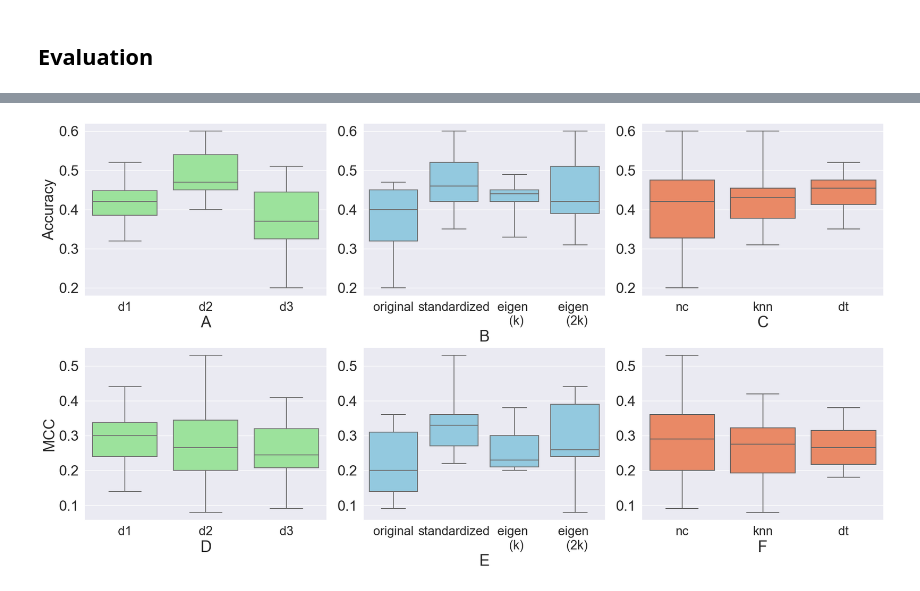
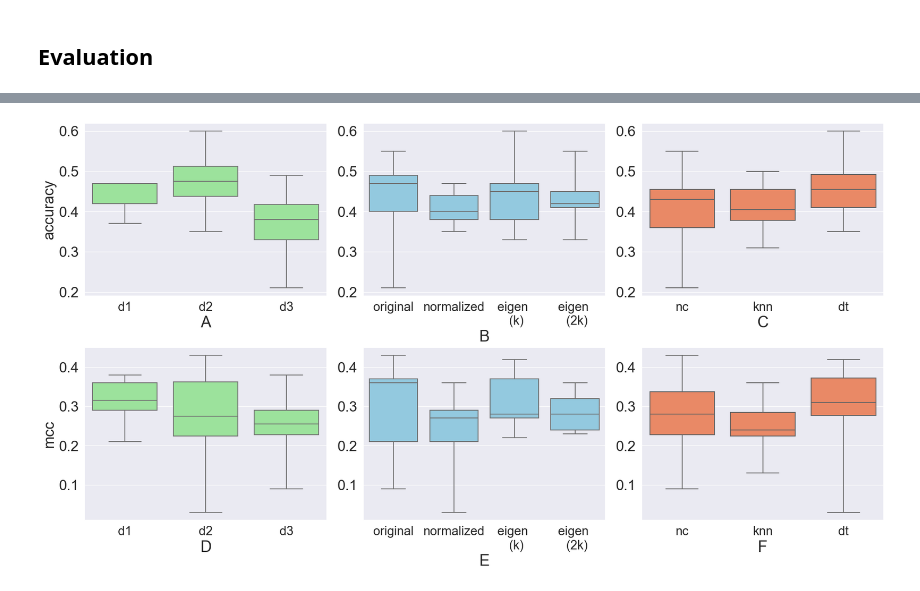
Before and after one commit to clumsyspeedboat/clustering_metaproteins, a Jupyter notebook: performance_evaluation.ipynb, the cells around one changed output, grey strips where cells are left out. Cells and saved outputs as stored; diff of their text form; code cells hidden in the pictures.

```diff
--- a/performance_evaluation.ipynb
+++ b/performance_evaluation.ipynb
@@ -411,48 +454,50 @@ df_classification.groupby('transformation').mean()
+# %%
+df_classification_sub = df_classification[df_classification["dataset"] != "d2_benchmark"]
 # %%
 # Accuracy and Mathews' Correlation Coefficient 1
 fig, axes = plt.subplots(2, 3, figsize=(24, 12), sharey=False)
 sns.set(font_scale = 2.2)
 
-box1 = sns.boxplot(ax = axes[0,0], data=df_classification, x="dataset", y="accuracy", color = "lightgreen")
+box1 = sns.boxplot(ax = axes[0,0], data=df_classification_sub, x="dataset", y="accuracy", color = "lightgreen")
 # sns.move_legend(box2, "upper left")
-box2 = sns.boxplot(ax = axes[0,1], data=df_classification, x="transformation", y="accuracy", color = "skyblue", whis = 7 )
+box2 = sns.boxplot(ax = axes[0,1], data=df_classification_sub, x="transformation", y="accuracy", color = "skyblue", whis = 7 )
 # sns.move_legend(box2, "upper left")
-box3 = sns.boxplot(ax = axes[0,2], data=df_classification, x="classifier", y="accuracy", color = "coral", whis = 7)
+box3 = sns.boxplot(ax = axes[0,2], data=df_classification_sub, x="classifier", y="accuracy", color = "coral", whis = 7)
 # sns.move_legend(box2, "upper left")
 
-box4 = sns.boxplot(ax = axes[1,0], data=df_classification, x="dataset", y="mcc", color = "lightgreen")
-box5 = sns.boxplot(ax = axes[1,1], data=df_classification, x="transformation", y="mcc", color = "skyblue", whis = 3)
-box6 = sns.boxplot(ax = axes[1,2], data=df_classification, x="classifier", y="mcc", color = "coral", whis = 5)
+box4 = sns.boxplot(ax = axes[1,0], data=df_classification_sub, x="dataset", y="mcc", color = "lightgreen", whis = 7)
+box5 = sns.boxplot(ax = axes[1,1], data=df_classification_sub, x="transformation", y="mcc", color = "skyblue", whis = 3)
+box6 = sns.boxplot(ax = axes[1,2], data=df_classification_sub, x="classifier", y="mcc", color = "coral", whis = 5)
 
 
-box2.set_xticklabels(['original','standardized','eigen \n (k)','eigen \n (2k)'])
-box5.set_xticklabels(['original','standardized','eigen \n (k)','eigen \n (2k)'])
+box2.set_xticklabels(['original','normalized','eigen \n (k)','eigen \n (2k)'])
+box5.set_xticklabels(['original','normalized','eigen \n (k)','eigen \n (2k)'])
 
 box1.set(xlabel="A")
 box2.set(xlabel="B")
 box3.set(xlabel="C")
 box4.set(xlabel="D")
 box5.set(xlabel="E")
 box6.set(xlabel="F")
 
-box1.set_ylabel('Accuracy', fontsize = 25)
+box1.set_ylabel('accuracy', fontsize = 25)
 box2.set(ylabel=None)
 box3.set(ylabel=None)
-box4.set_ylabel('MCC', fontsize = 25)
+box4.set_ylabel('mcc', fontsize = 25)
 box5.set(ylabel=None)
 box6.set(ylabel=None)
 
 box1.set_xticklabels(box1.get_xticklabels(), size = 21)
 box2.set_xticklabels(box2.get_xticklabels(), size = 21)
 box3.set_xticklabels(box3.get_xticklabels(), size = 21)
 box4.set_xticklabels(box4.get_xticklabels(), size = 21)
 box5.set_xticklabels(box5.get_xticklabels(), size = 21)
 box6.set_xticklabels(box6.get_xticklabels(), size = 21)
 
 fig.subplots_adjust(wspace=0.15, hspace=0.3)
-# fig.savefig("exp2_1.pdf", bbox_inches='tight')
+fig.savefig("exp2_1.pdf", bbox_inches='tight')
 # %% [output]
-[figure, old version]
+[figure, new version]
 # %%
 # Accuracy and Mathews' Correlation Coefficient 2
 fig, axes = plt.subplots(2, 2, figsize=(20, 16), sharey=False)
```
Also changed, not shown: parts of 27 cells of this notebook, 21 other files.
